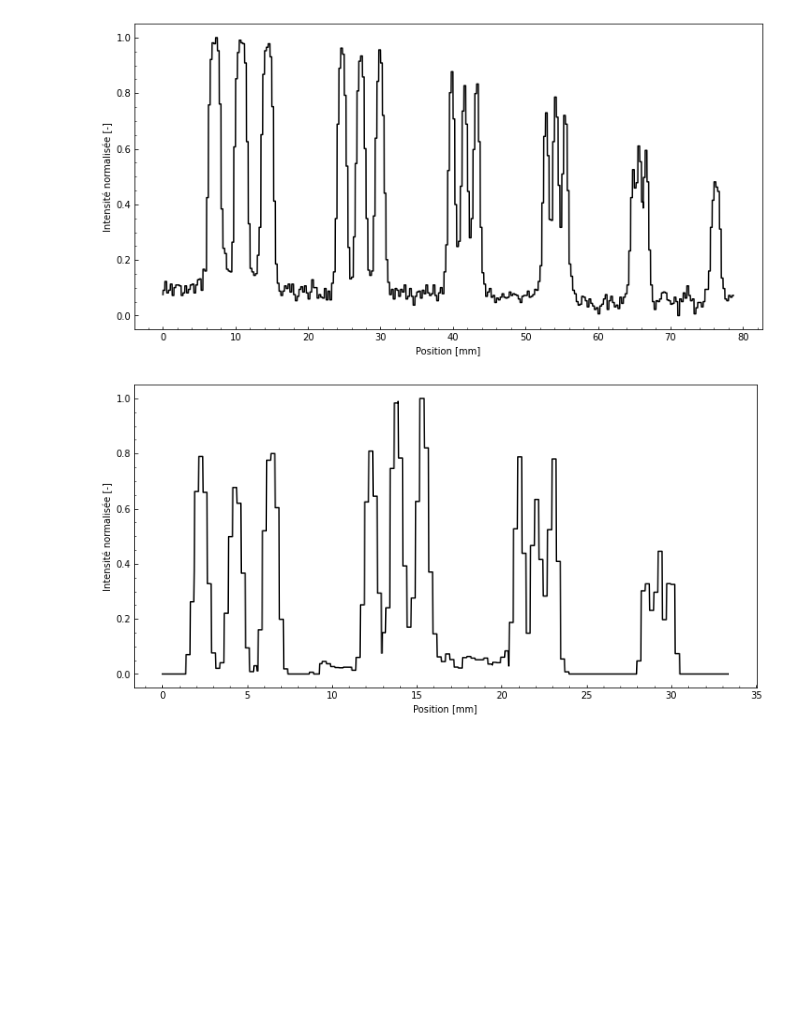
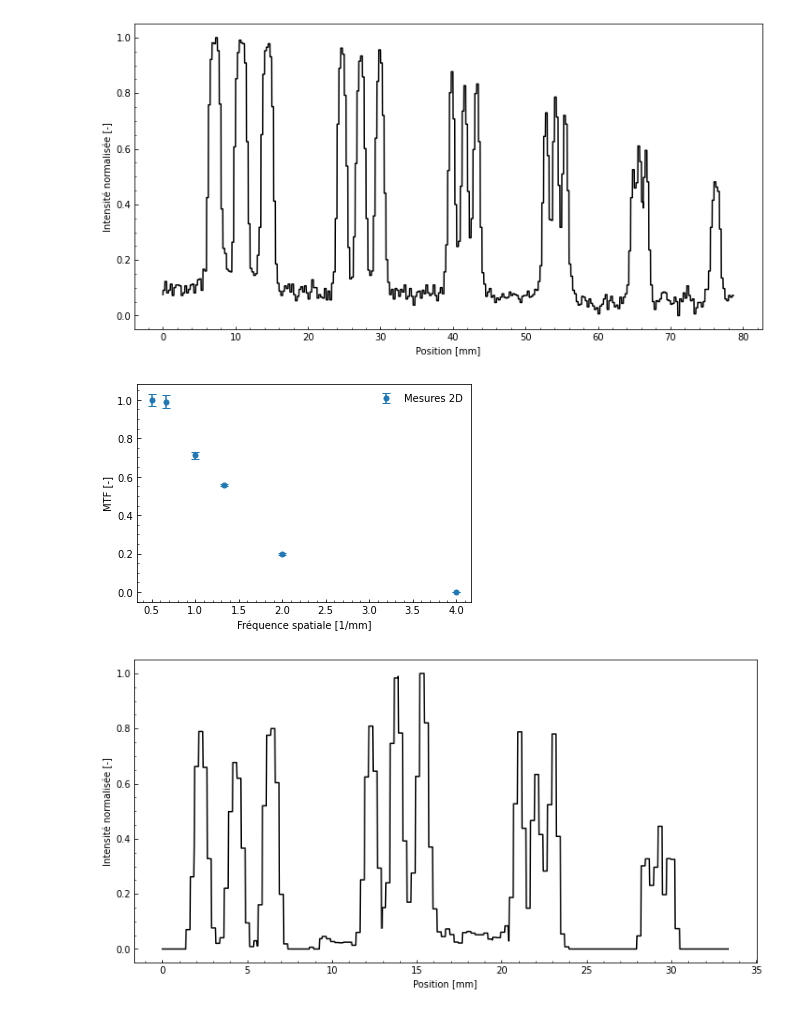
Before and after one commit to felixantoine1/labV_projet, a Jupyter notebook: analyse_partie4.ipynb, the cells around one changed output. Saved outputs shown, nothing was run; the diff lists cells and outputs as text; code cells hidden in the pictures; blank space fills up the shorter version.

```diff
--- a/analyse_partie4.ipynb
+++ b/analyse_partie4.ipynb
@@ -179,6 +179,12 @@ def subset(minimum_peaks, indice=[0]):
 # %%
 def mean_intensy_final(intensity,subsets):
     return [np.mean(subset(intensity,subsets)[0]),np.mean(subset(intensity,subsets)[1])]
+# %%
+def normalise_1d(list):
+    list_v2 = []
+    for elem in list:
+        list_v2 += [(elem-min(list))/np.ptp(list)]
+    return list_v2
 # %%
 def MTF(max, min):
     return [(max[0]-min[0])/(max[0]+min[0]), np.sqrt((min[0]*max[1]/(min[0]+max[0]))**2+(-max[0]*min[1]/(min[0]+max[0]))**2)]
@@ -264,8 +270,23 @@ mtf_groupe_4_partie4_2d_y= MTF(intensity_max_groupe_4_partie4_2d_y, intensity_mi
 intensity_max_groupe_5_partie4_2d_y = mean_intensy_final(intensity_max_partie4_2d_y,[12,13,14])
 intensity_min_groupe_5_partie4_2d_y = mean_intensy_final(intensity_min_partie4_2d_y,[8,9])
 mtf_groupe_5_partie4_2d_y= MTF(intensity_max_groupe_5_partie4_2d_y, intensity_min_groupe_5_partie4_2d_y)
+
+mtfs_partie4_2d_y = normalise_1d([mtf_groupe_1_partie4_2d_y[0], mtf_groupe_2_partie4_2d_y[0], mtf_groupe_3_partie4_2d_y[0], mtf_groupe_4_partie4_2d_y[0], mtf_groupe_5_partie4_2d_y[0],0])
+std_mts_partie4_2d_y = [mtf_groupe_1_partie4_2d_y[1], mtf_groupe_2_partie4_2d_y[1], mtf_groupe_3_partie4_2d_y[1], mtf_groupe_4_partie4_2d_y[1], mtf_groupe_5_partie4_2d_y[1],0]
 # %% [output]
 [figure]
+# %%
+x_scale = [1/2, 1/1.5, 1 ,1/0.75,1/0.50,1/0.25]
+mpl.errorbar(x_scale, mtfs_partie4_2d_y, yerr=std_mts_partie4_2d_y, fmt='o', capsize=4, markersize=5, linestyle='', label='Mesures 2D')
+mpl.ylabel("MTF [-]")
+mpl.xlabel("Fréquence spatiale [1/mm]")
+mpl.legend(frameon=False)
+mpl.tick_params(axis='both', which='both', direction='in')
+mpl.minorticks_on()
+
+mpl.show()
+# %% [output]
+[figure, added]
 # %%
 figure_plot_p4(partie4_3d_040_025_ramlack_y_v2)
 
```
Also changed, not shown: parts of 16 cells of this notebook.
